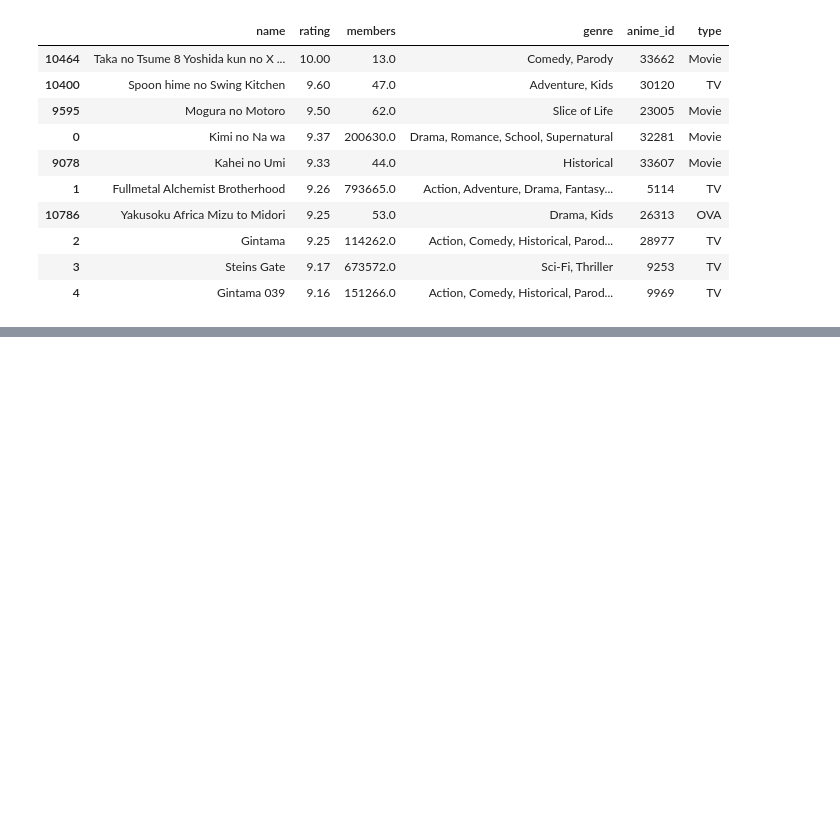
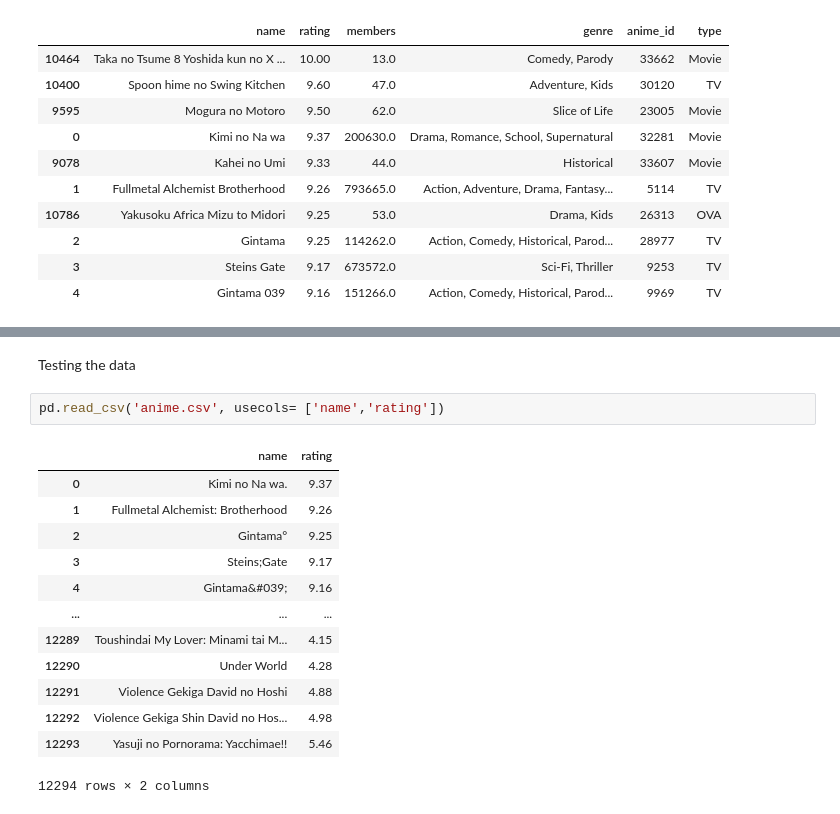
Before and after one commit to Laxmanlee/Anime-Recoomendation-system, a Jupyter notebook: BD_project.ipynb, the cells around one changed output, grey strips where cells are left out. Drawn from its saved outputs; the diff is of its cells as text; blank space fills up the shorter version.

```diff
--- a/BD_project.ipynb
+++ b/BD_project.ipynb
@@ -178,0 +193,18 @@ anime[['name','rating','members','genre','anime_id','type']].sort_values(by='rat
+# %% [markdown]
+Testing the data
+# %%
+pd.read_csv('anime.csv', usecols= ['name','rating'])
+# %% [output]
+|  | name | rating |
+| 0 | Kimi no Na wa. | 9.37 |
+| 1 | Fullmetal Alchemist: Brotherhood | 9.26 |
+| 2 | Gintama° | 9.25 |
+| 3 | Steins;Gate | 9.17 |
+| 4 | Gintama&#039; | 9.16 |
+| ... | ... | ... |
+| 12289 | Toushindai My Lover: Minami tai M... | 4.15 |
+| 12290 | Under World | 4.28 |
+| 12291 | Violence Gekiga David no Hoshi | 4.88 |
+| 12292 | Violence Gekiga Shin David no Hos... | 4.98 |
+| 12293 | Yasuji no Pornorama: Yacchimae!! | 5.46 |
+12294 rows × 2 columns
```
Also changed, not shown: parts of 1 cell of this notebook.
